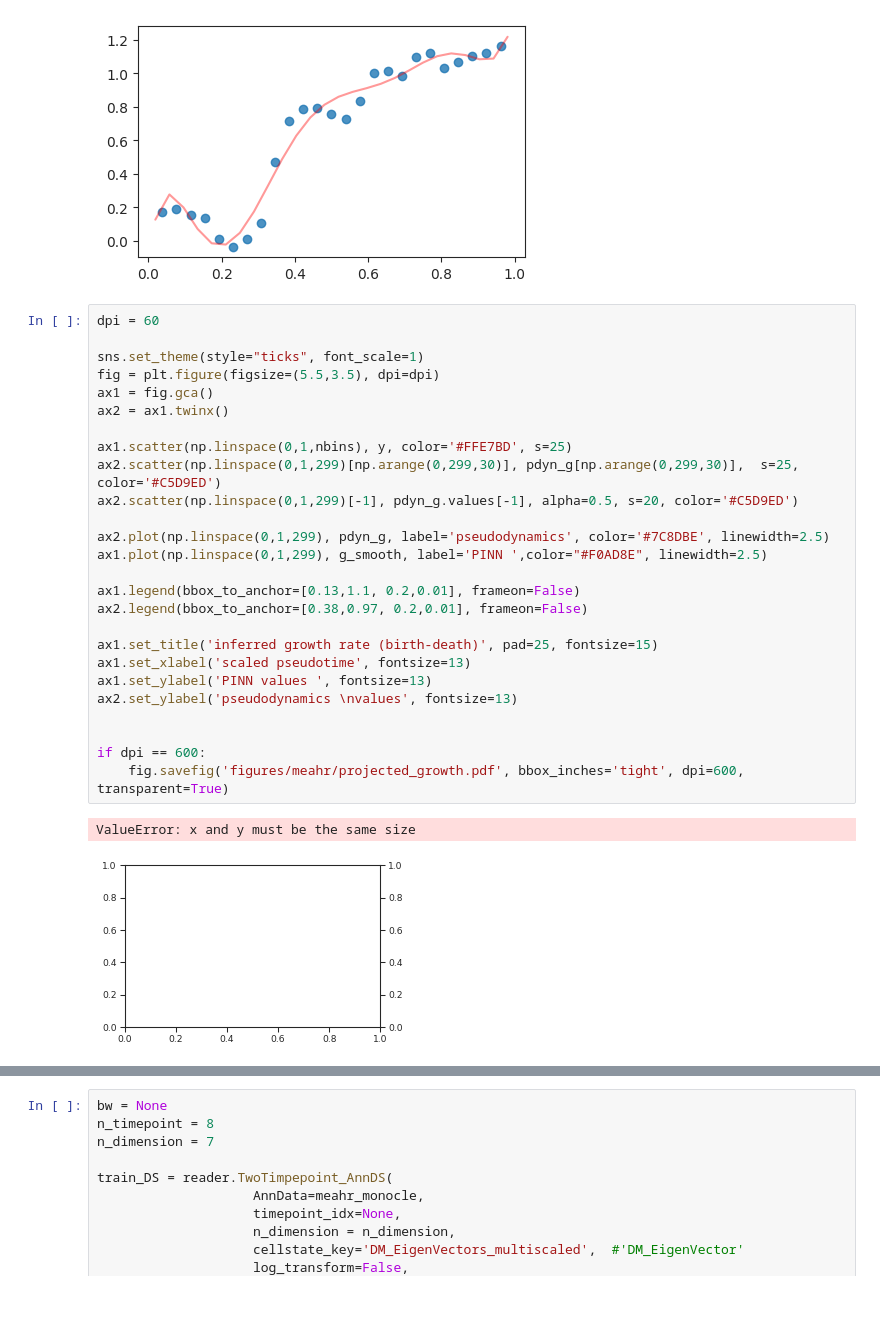
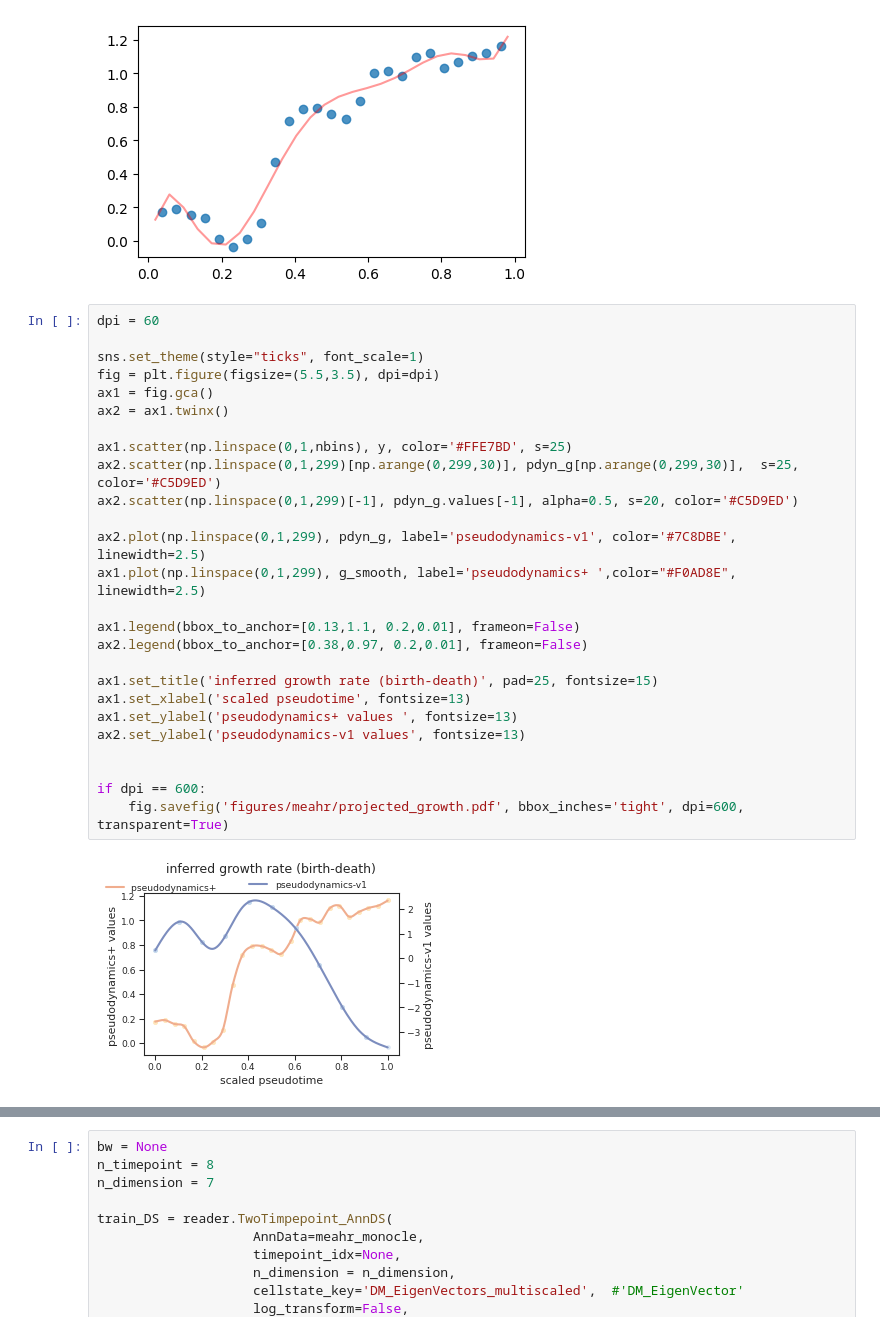
Before and after one commit to oZwZo/PINN_dynamics, a Jupyter notebook: Explore_Notebook/9.Benchmark_pseudodyn/1-1.plot_g2.ipynb, the cells around one changed output, grey strips where cells are left out. Drawn from its saved outputs; the diff is of its cells as text; blank space fills up the shorter version.

```diff
--- a/Explore_Notebook/9.Benchmark_pseudodyn/1-1.plot_g2.ipynb
+++ b/Explore_Notebook/9.Benchmark_pseudodyn/1-1.plot_g2.ipynb
@@ -533,29 +403,28 @@ g_smooth = (g_smooth[:-1] + g_smooth[1:])/2
 # %%
 dpi = 60
 
 sns.set_theme(style="ticks", font_scale=1)
 fig = plt.figure(figsize=(5.5,3.5), dpi=dpi)
 ax1 = fig.gca()
 ax2 = ax1.twinx()
 
 ax1.scatter(np.linspace(0,1,nbins), y, color='#FFE7BD', s=25)
 ax2.scatter(np.linspace(0,1,299)[np.arange(0,299,30)], pdyn_g[np.arange(0,299,30)],  s=25, color='#C5D9ED')
 ax2.scatter(np.linspace(0,1,299)[-1], pdyn_g.values[-1], alpha=0.5, s=20, color='#C5D9ED')
 
-ax2.plot(np.linspace(0,1,299), pdyn_g, label='pseudodynamics', color='#7C8DBE', linewidth=2.5)
-ax1.plot(np.linspace(0,1,299), g_smooth, label='PINN ',color="#F0AD8E", linewidth=2.5)
+ax2.plot(np.linspace(0,1,299), pdyn_g, label='pseudodynamics-v1', color='#7C8DBE', linewidth=2.5)
+ax1.plot(np.linspace(0,1,299), g_smooth, label='pseudodynamics+ ',color="#F0AD8E", linewidth=2.5)
 
 ax1.legend(bbox_to_anchor=[0.13,1.1, 0.2,0.01], frameon=False)
 ax2.legend(bbox_to_anchor=[0.38,0.97, 0.2,0.01], frameon=False)
 
 ax1.set_title('inferred growth rate (birth-death)', pad=25, fontsize=15)
 ax1.set_xlabel('scaled pseudotime', fontsize=13)
-ax1.set_ylabel('PINN values ', fontsize=13)
-ax2.set_ylabel('pseudodynamics \nvalues', fontsize=13)
+ax1.set_ylabel('pseudodynamics+ values ', fontsize=13)
+ax2.set_ylabel('pseudodynamics-v1 values', fontsize=13)
 
 
 if dpi == 600:
     fig.savefig('figures/meahr/projected_growth.pdf', bbox_inches='tight', dpi=600, transparent=True)
 # %% [output]
-ValueError: x and y must be the same size
-[figure, old version]
+[figure, new version]
```
Also changed, not shown: parts of 14 cells of this notebook, 33 other files.
